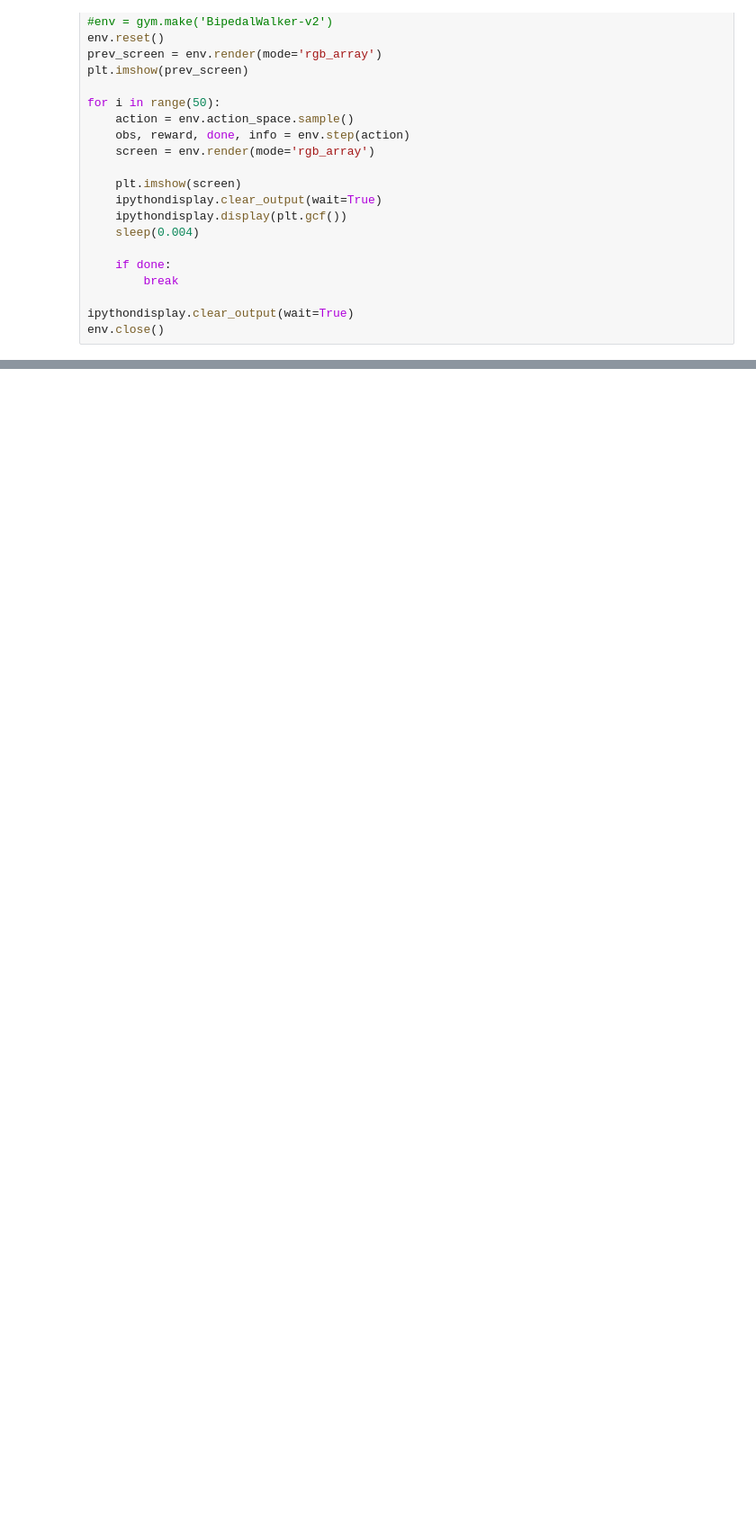
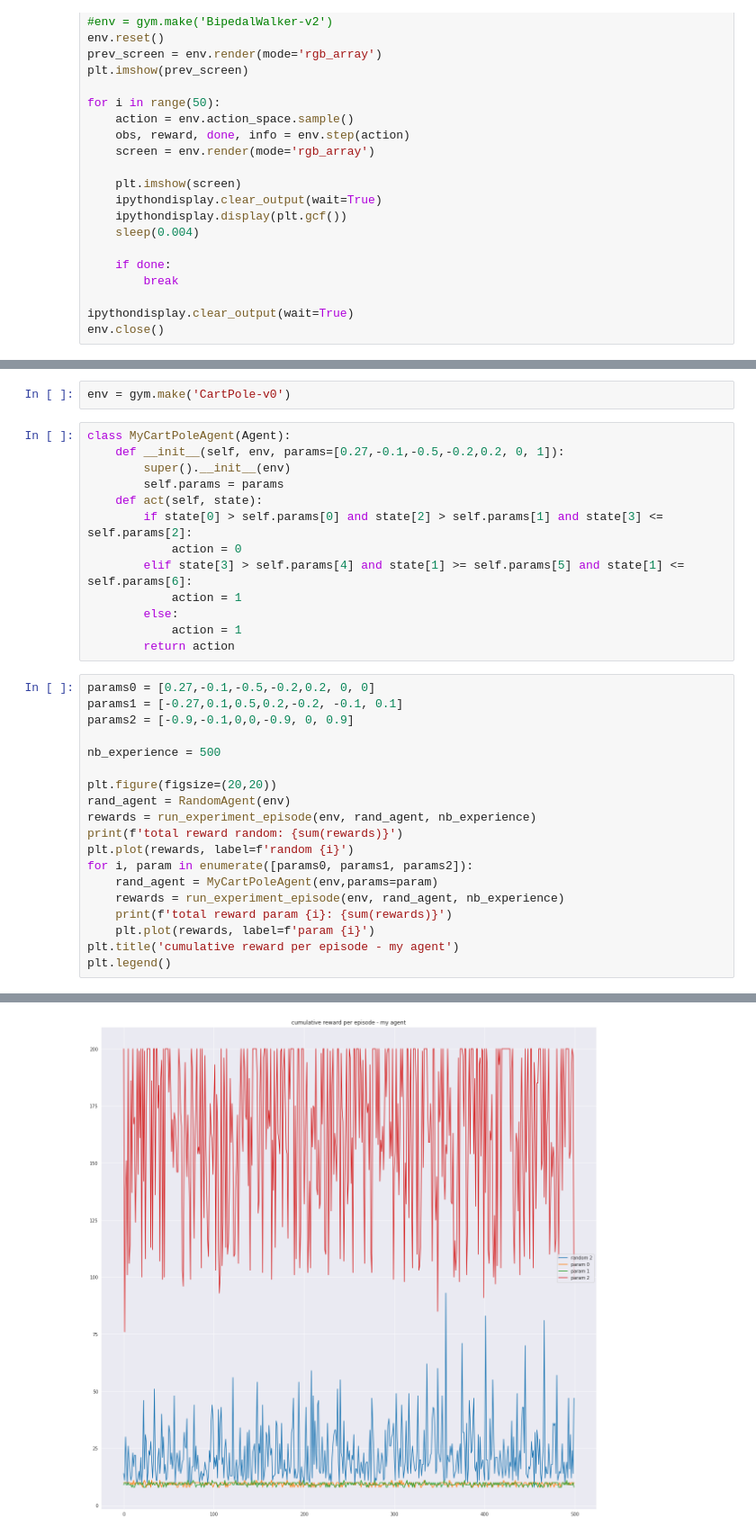
Before and after one commit to racousin/rl_introduction, a Jupyter notebook: notebooks/1_introduction_environment.ipynb, the cells around one changed output, grey strips where cells are left out. Shown at 90% size. Saved outputs shown, nothing was run; the diff lists cells and outputs as text; blank space fills up the shorter version.

```diff
--- a/notebooks/1_introduction_environment.ipynb
+++ b/notebooks/1_introduction_environment.ipynb
@@ -497,0 +566,35 @@ env.close()
+# %%
+env = gym.make('CartPole-v0')
+# %%
+class MyCartPoleAgent(Agent):
+    def __init__(self, env, params=[0.27,-0.1,-0.5,-0.2,0.2, 0, 1]):
+        super().__init__(env)
+        self.params = params
+    def act(self, state):
+        if state[0] > self.params[0] and state[2] > self.params[1] and state[3] <= self.params[2]:
+            action = 0
+        elif state[3] > self.params[4] and state[1] >= self.params[5] and state[1] <= self.params[6]:
+            action = 1
+        else:
+            action = 1
+        return action
+# %%
+params0 = [0.27,-0.1,-0.5,-0.2,0.2, 0, 0]
+params1 = [-0.27,0.1,0.5,0.2,-0.2, -0.1, 0.1]
+params2 = [-0.9,-0.1,0,0,-0.9, 0, 0.9]
+
+nb_experience = 500
+
+plt.figure(figsize=(20,20))
+rand_agent = RandomAgent(env)
+rewards = run_experiment_episode(env, rand_agent, nb_experience)
+print(f'total reward random: {sum(rewards)}')
+plt.plot(rewards, label=f'random {i}')
+for i, param in enumerate([params0, params1, params2]):
+    rand_agent = MyCartPoleAgent(env,params=param)
+    rewards = run_experiment_episode(env, rand_agent, nb_experience)
+    print(f'total reward param {i}: {sum(rewards)}')
+    plt.plot(rewards, label=f'param {i}')
+plt.title('cumulative reward per episode - my agent')
+plt.legend()
+# %% [output]
@@ -497,0 +606 @@ env.close()
+[figure, added]
```
Also changed, not shown: parts of 24 cells of this notebook, 2 other files.
